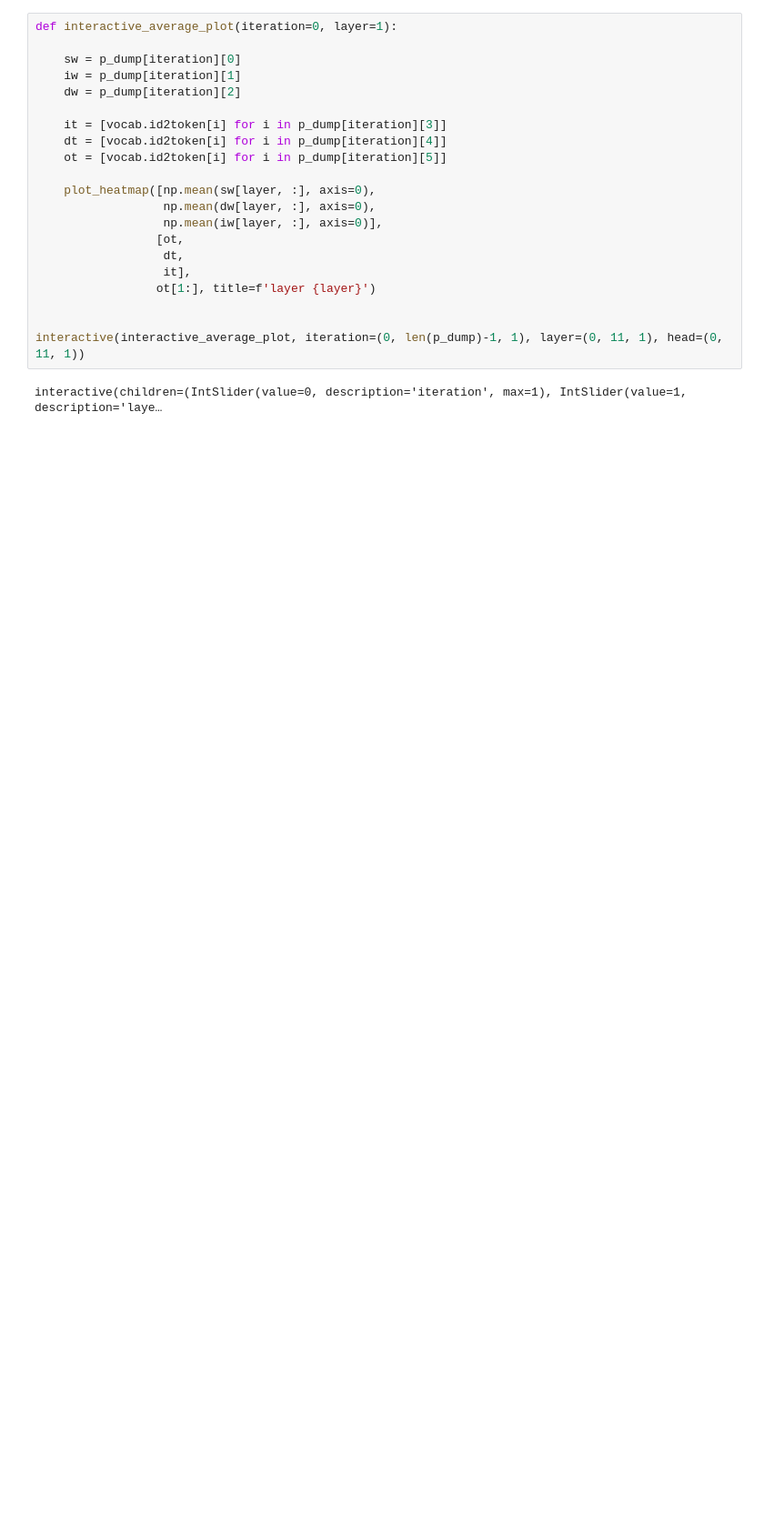
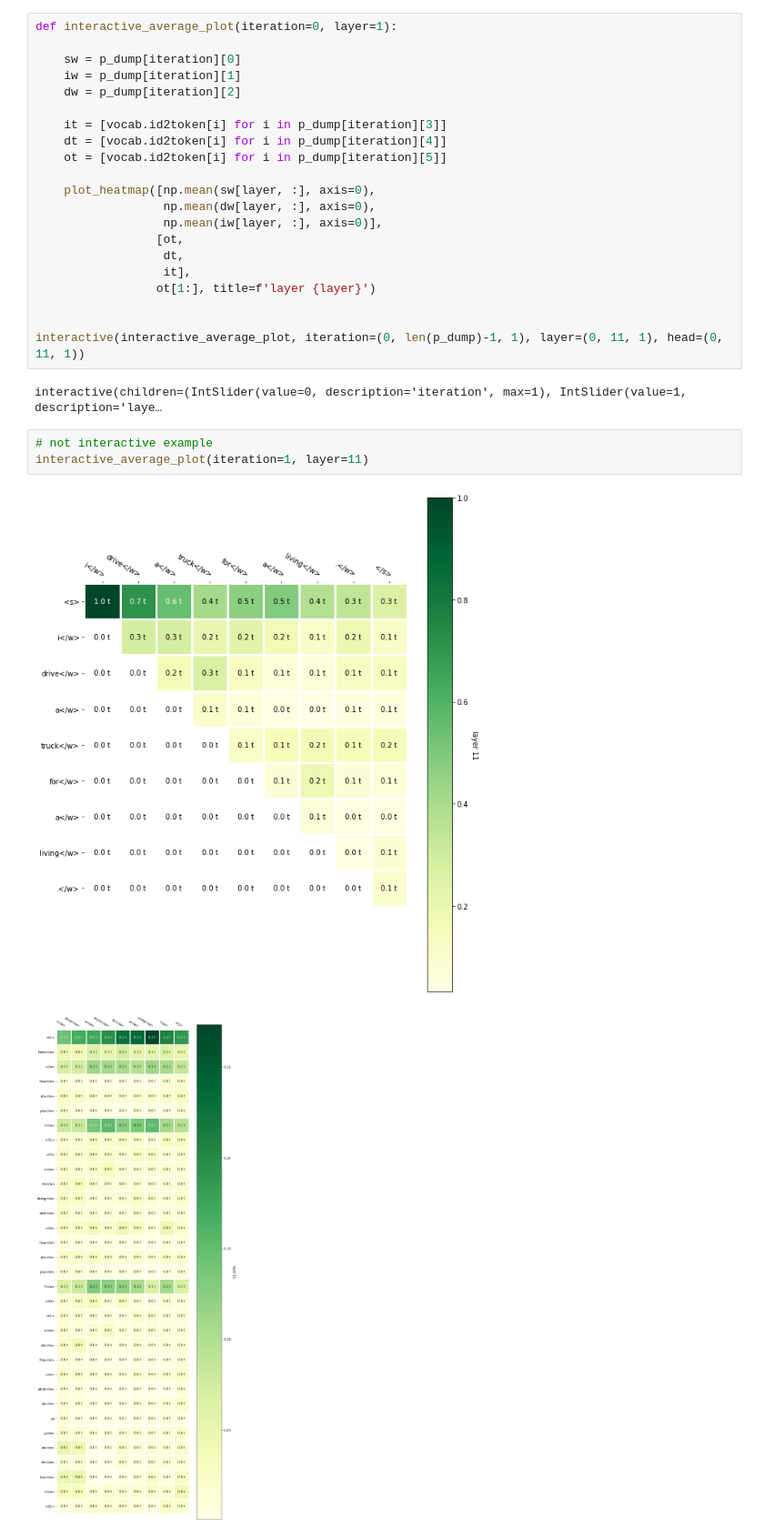
Before and after one commit to atselousov/transformer_chatbot, a Jupyter notebook: attention_visualization.ipynb, the cells around one changed output. Shown: that part at 91% size. Cells and saved outputs as stored; diff of their text form; blank space fills up the shorter version.

```diff
--- a/attention_visualization.ipynb
+++ b/attention_visualization.ipynb
@@ -395,3 +393,9 @@ def interactive_average_plot(iteration=0, layer=1):
 interactive(interactive_average_plot, iteration=(0, len(p_dump)-1, 1), layer=(0, 11, 1), head=(0, 11, 1))
 # %% [output]
 interactive(children=(IntSlider(value=0, description='iteration', max=1), IntSlider(value=1, description='laye…
+# %%
+# not interactive example
+interactive_average_plot(iteration=1, layer=11)
+# %% [output]
+[figure, added]
+[figure, added]
```
Also changed, not shown: parts of 14 cells of this notebook, 1 other file.
